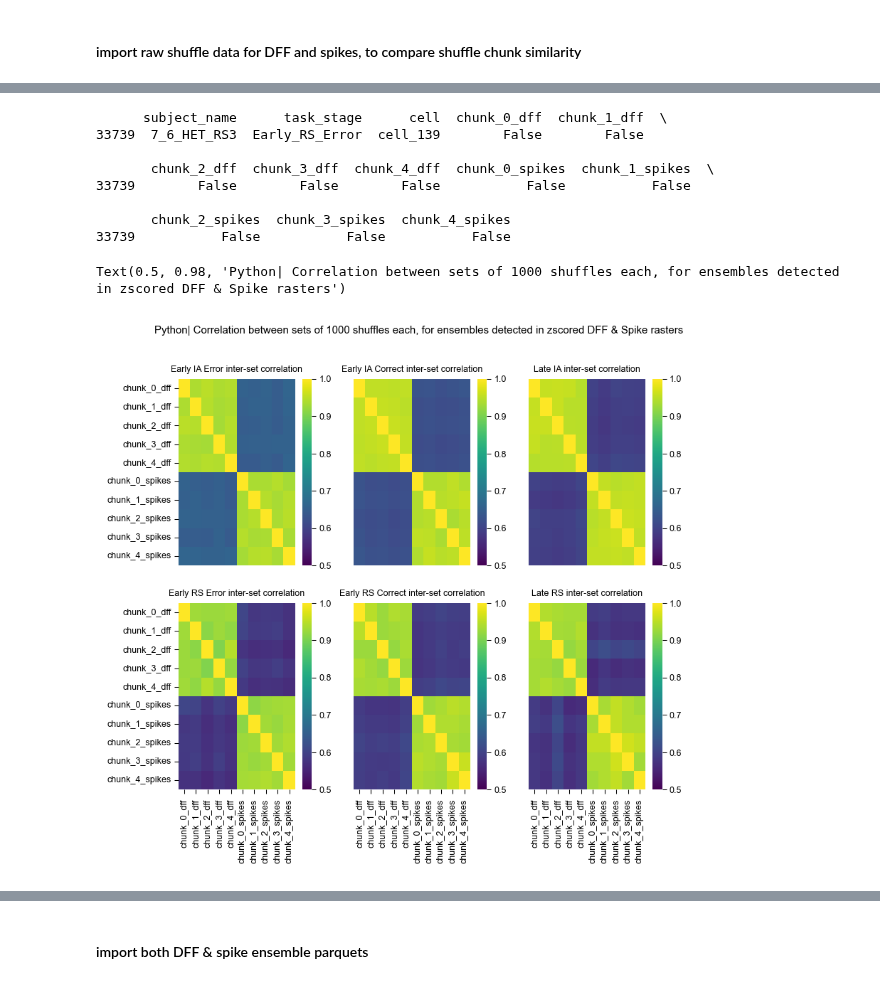
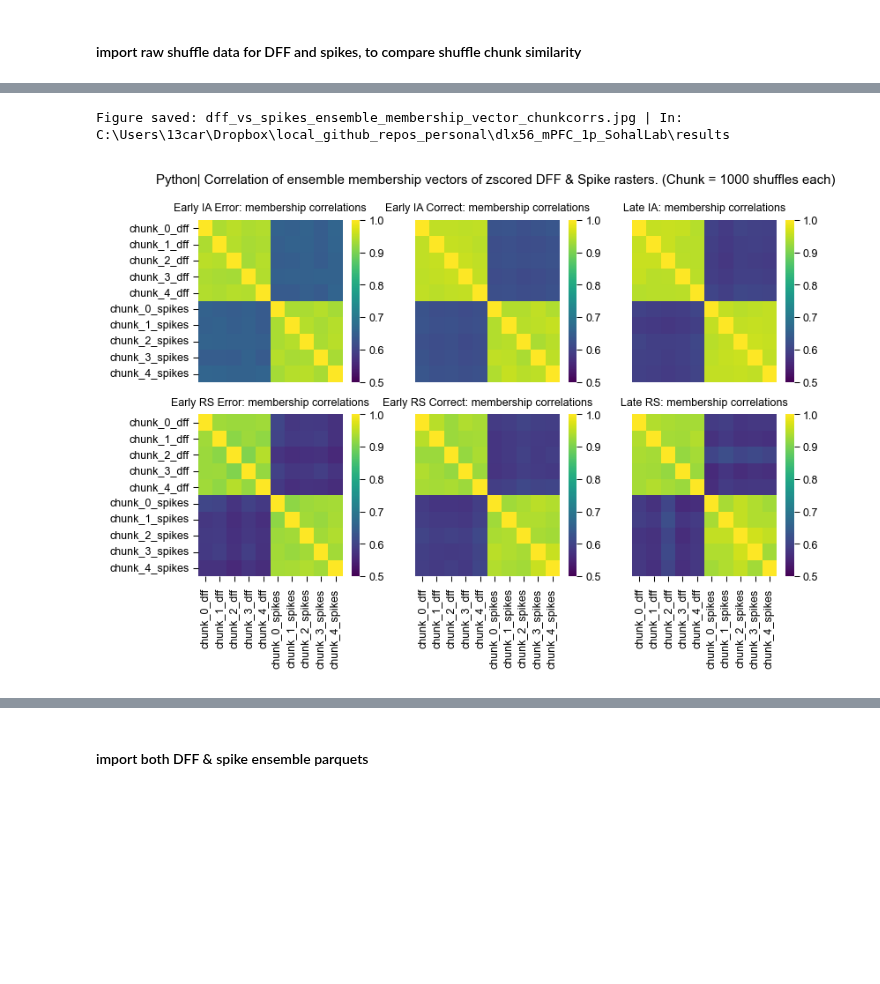
Before and after one commit to cjohnsoncruz/dlx56_mPFC_1p_SohalLab, a Jupyter notebook: code/preprocess matlab data v6_modular.ipynb, the cells around one changed output, grey strips where cells are left out. Saved outputs shown, nothing was run; the diff lists cells and outputs as text; code cells hidden in the pictures; blank space fills up the shorter version.

```diff
--- a/code/preprocess matlab data v6_modular.ipynb
+++ b/code/preprocess matlab data v6_modular.ipynb
@@ -124,14 +122,12 @@ loaded_objects = []
 failed_files = []
 
 for num, file in enumerate(content_names):
-    print(f"Loading file {num}/{len(content_names)}: {file.name}")
     obj = load_matlab_object(file)
     if obj is None:
         failed_files.append(file.name)
-        print(f"  SKIPPED\n")
-        continue
-    loaded_objects.append(obj)
-    print(f"  {obj['name']}: {obj['raster'].shape[0]} cells × {obj['raster'].shape[1]} frames. {obj['dff'].shape} temporal weights ")
+    else:
+        loaded_objects.append(obj)
+        print(f"Loading file {num}/{len(content_names)}: {obj['name']}: {obj['raster'].shape[0]} cells × {obj['raster'].shape[1]} frames. {obj['dff'].shape} temporal weights ")
 print(f"\n SUMMARY: Successfully loaded {len(loaded_objects)}/{len(content_names)} files")
 
 if failed_files:
@@ -482,10 +436,3 @@ Number of chunks: 5
 9_3_HET_RS2     5
 9_3_HET_RS3     5
 Name: chunk_index, dtype: int64
-# %%
-## pivot dff chunked ensembles activation and plot heatmap
-enriched_by_chunk_dff = get_pivoted_enrichment_heatmap(all_chunked_ensembles)
-fig, ax = plt.subplots(figsize=(2,2))
-chunk_col = [c for c in enriched_by_chunk_dff.columns if 'chunk_' in c]
-sns.heatmap(enriched_by_chunk_dff[chunk_col].corr(), vmax = 1, cmap='viridis')
-ax.set_title("DFF: Chunked Ensemble Enrichment Correlation Heatmap")
@@ -550,31 +500,16 @@ Name: chunk_index, dtype: int64
 # %%
-#merge enrich by chunk spikes and enriched by chunk dff
+# #merge enrich by chunk spikes and enriched by chunk dff
+enriched_by_chunk_dff = get_pivoted_enrichment_heatmap(all_chunked_ensembles)
 merged_enriched_chunks = pd.merge(enriched_by_chunk_dff, enriched_by_chunk_spikes, on=['subject_name', 'task_stage', 'cell'], suffixes=('_dff', '_spikes'))
-merge_chunk_col = [c for c in merged_enriched_chunks.columns if 'chunk_' in c]
-print(merged_enriched_chunks.sample())
-
-## make figure comparing correlation
-fig,axes = plt.subplots(2,3, figsize=(6,5))
-for s, stage in enumerate(stage_names):
-    ax = axes.flatten()[s]
-    stage_mask = merged_enriched_chunks['task_stage'] == stage
-    stage_vals = merged_enriched_chunks.loc[stage_mask, merge_chunk_col].corr()
-    sns.heatmap(stage_vals,vmin = 0.5, cmap='viridis', ax=ax)
-    #drop x and y ticks if not on edges
-    if s not in [3,0]:
-        ax.set_yticks([])
-    if s not in [3,4,5]:
-        ax.set_xticks([])
-    ax.set_title(f"{stage.replace("_", " ")} inter-set correlation")
-fig.suptitle("Python| Correlation between sets of 1000 shuffles each, for ensembles detected in zscored DFF & Spike rasters")
+# Plot correlation heatmaps
+value_compared = "membership"
+fig, axes = plt.subplots(2, 3, figsize=(6,3.5))
+plot_stage_correlation_heatmaps(enrich_compared_df=merged_enriched_chunks, stage_names=stage_names, merge_chunk_col=[c for c in merged_enriched_chunks.columns if 'chunk_' in c], value_compared=value_compared, axes = axes)
+fig.suptitle(f"Python| Correlation of ensemble {value_compared} vectors of zscored DFF & Spike rasters. (Chunk = 1000 shuffles each)")
+# Save figure
+fig_filename = f"dff_vs_spikes_ensemble_{value_compared}_vector_chunkcorrs.jpg"
+fig.savefig(results_dir / fig_filename, dpi=300, bbox_inches='tight')
+print(f"Figure saved: {fig_filename} | In: {results_dir}")
 # %% [output]
-      subject_name      task_stage      cell  chunk_0_dff  chunk_1_dff  \
-33739  7_6_HET_RS3  Early_RS_Error  cell_139        False        False
-
-       chunk_2_dff  chunk_3_dff  chunk_4_dff  chunk_0_spikes  chunk_1_spikes  \
-33739        False        False        False           False           False
-
-       chunk_2_spikes  chunk_3_spikes  chunk_4_spikes
-33739           False           False           False
+Figure saved: dff_vs_spikes_ensemble_membership_vector_chunkcorrs.jpg | In: C:\Users\13car\Dropbox\local_github_repos_personal\dlx56_mPFC_1p_SohalLab\results
-Text(0.5, 0.98, 'Python| Correlation between sets of 1000 shuffles each, for ensembles detected in zscored DFF & Spike rasters')
-[figure, old version]
+[figure, new version]
```
Also changed, not shown: parts of 47 cells of this notebook, 2 other files.
